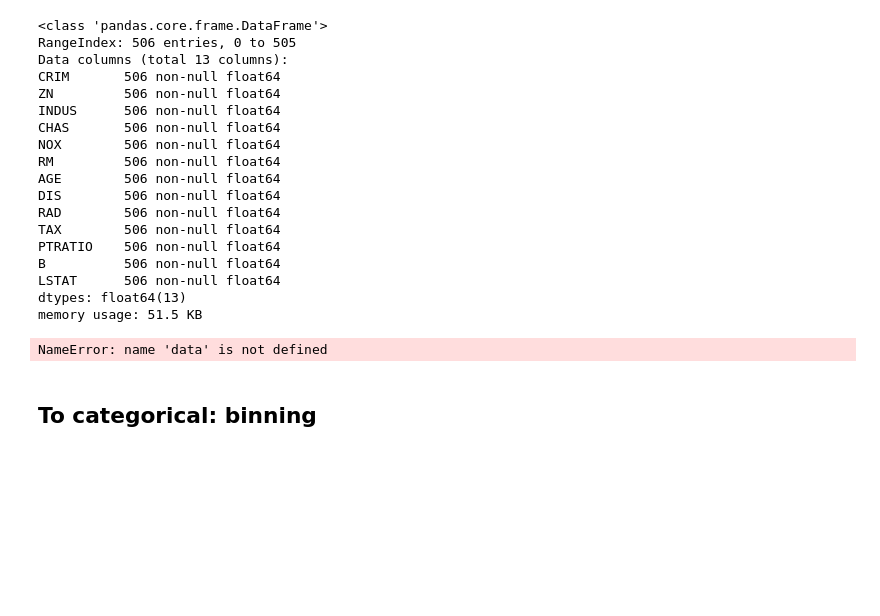
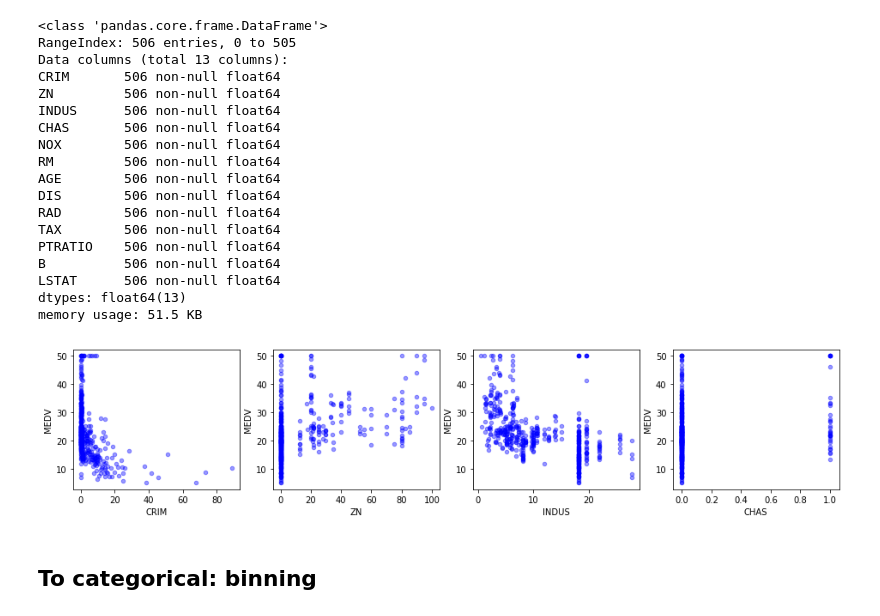
Before and after one commit to steeznation16/dsc-1-11-05-dealing-with-categorical-variables-lab-online-ds-ft-100118, a Jupyter notebook: index.ipynb, the cells around one changed output. Drawn from its saved outputs; the diff is of its cells as text; code cells hidden in the pictures; blank space fills up the shorter version.

```diff
--- a/index.ipynb
+++ b/index.ipynb
@@ -144,13 +144,13 @@ memory usage: 51.5 KB
 # %%
 import pandas as pd
 import matplotlib.pyplot as plt
 
 fig, axes = plt.subplots(nrows=1, ncols=4, figsize=(16,3))
 for xcol, ax in zip(list(boston_features)[0:4], axes):
-    boston_.plot(kind='scatter', x=xcols, y="MEDV", ax=ax, alpha=0.4, color='b')
+    boston_df.plot(kind='scatter', x=xcol, y="MEDV", ax=ax, alpha=0.4, color='b')
 # create scatter plots
 # %% [output]
-NameError: name 'data' is not defined
+[figure, added]
 # %% [markdown]
 ## To categorical: binning
 # %% [markdown]
```
